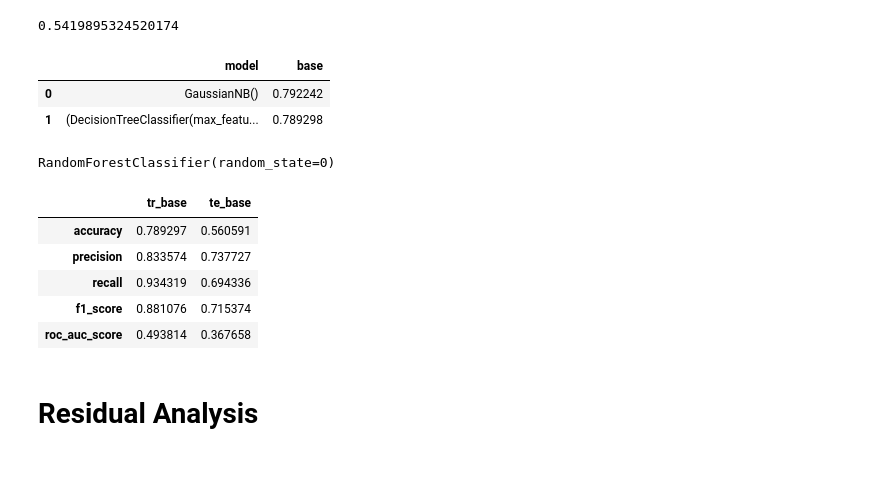
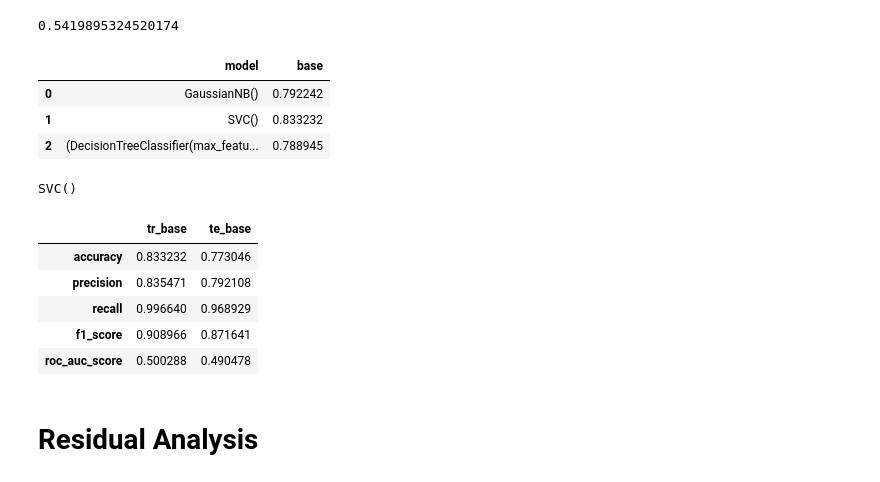
Before and after one commit to cmd-master/airline, a Jupyter notebook: airline-delays.ipynb, the cells around one changed output. Saved outputs shown, nothing was run; the diff lists cells and outputs as text; code cells hidden in the pictures.

```diff
--- a/airline-delays.ipynb
+++ b/airline-delays.ipynb
@@ -422,30 +422,31 @@ cross_val_score(gnb, test_pp, test[target]).mean()
 # %%
 machines = [
     GaussianNB()
-#     , SVC()
+    , SVC()
     , RandomForestClassifier(random_state=0)
 ]
 
 def getBaseline(lst, X, y):
     rt = []
     for m in machines:
         m.fit(X, y)
         rt.append({
             'model': m
             , 'base': cross_val_score(m, X, y).mean()
         })
     return pd.DataFrame(rt)
 
 models = getBaseline(machines, train_pp,  train[target])
 models
 # %% [output]
 |  | model | base |
 | 0 | GaussianNB() | 0.792242 |
-| 1 | (DecisionTreeClassifier(max_featu... | 0.789298 |
+| 1 | SVC() | 0.833232 |
+| 2 | (DecisionTreeClassifier(max_featu... | 0.788945 |
 # %%
 models.iloc[1].model
 # %% [output]
-RandomForestClassifier(random_state=0)
+SVC()
 # %%
 from sklearn.metrics import accuracy_score, precision_score, recall_score, f1_score, roc_auc_score
 from sklearn.model_selection import cross_val_predict
@@ -473,11 +474,11 @@ scores = pd.DataFrame({
 scores
 # %% [output]
 |  | tr_base | te_base |
-| accuracy | 0.789297 | 0.560591 |
-| precision | 0.833574 | 0.737727 |
-| recall | 0.934319 | 0.694336 |
-| f1_score | 0.881076 | 0.715374 |
-| roc_auc_score | 0.493814 | 0.367658 |
+| accuracy | 0.833232 | 0.773046 |
+| precision | 0.835471 | 0.792108 |
+| recall | 0.996640 | 0.968929 |
+| f1_score | 0.908966 | 0.871641 |
+| roc_auc_score | 0.500288 | 0.490478 |
 # %% [markdown]
 # Residual Analysis
 # %% [markdown]
```
